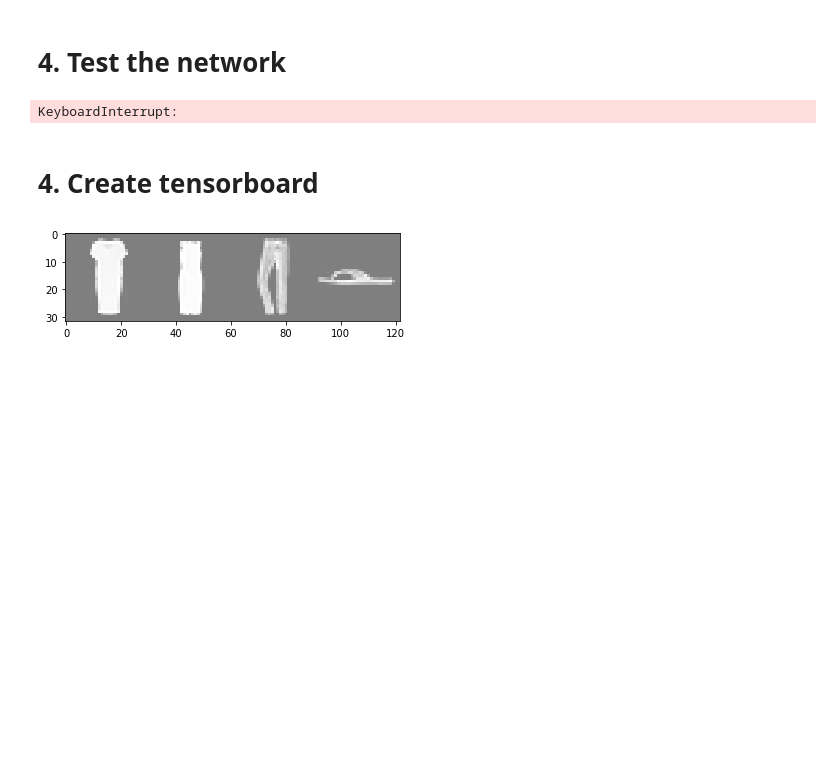
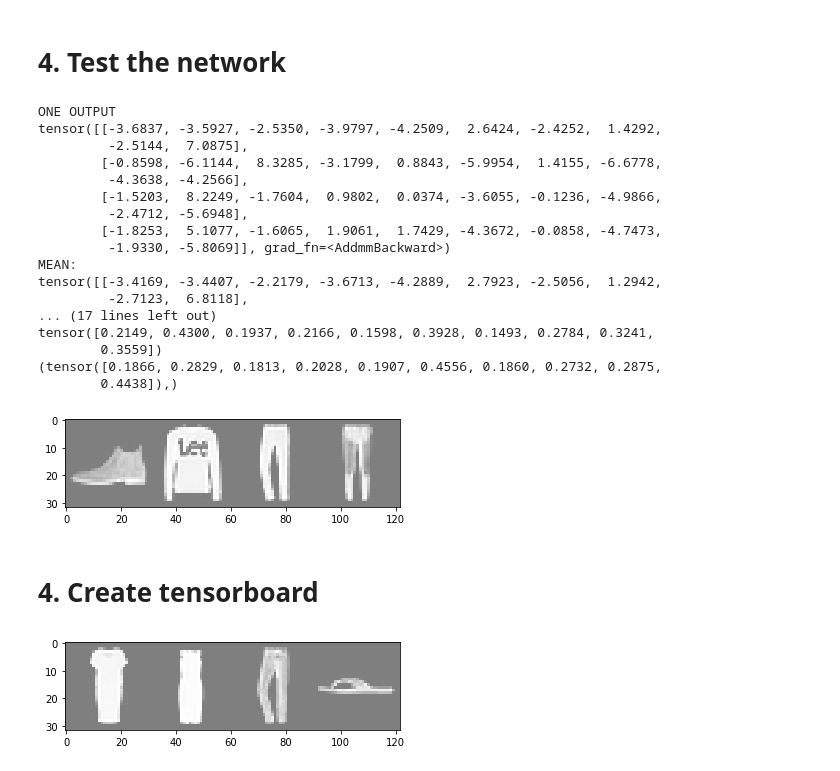
Before and after one commit to tijsmoree/fashion-mnist, a Jupyter notebook: Bayesian_Koen.ipynb, the cells around one changed output. Drawn from its saved outputs; the diff is of its cells as text; code cells hidden in the pictures; blank space fills up the shorter version.

```diff
--- a/Bayesian_Koen.ipynb
+++ b/Bayesian_Koen.ipynb
@@ -163,35 +174,82 @@ The accuracy is: 73.47 %
 # 4. Test the network
 # %%
 PATH = './model/trained_koen_bay.pth'
+device = torch.device('cuda' if torch.cuda.is_available() else 'cpu')
 dataiter = iter(testloader)
 images, labels = dataiter.next()
 
 # load the trained model
 classifier = BayesianCNN()
 classifier.load_state_dict(torch.load(PATH))
 
 outputs = classifier(images.to(device))
 
+mean, std = classifier.mfvi_forward(images)
+
 #print(pred)
-print(outputs.data)
+print("ONE OUTPUT")
+print(outputs)
+print("MEAN:")
+print(mean)
+print("STANDARD DEVIATION:")
+print(std)
 
 # pints images
 imshow(torchvision.utils.make_grid(images))
 print('Ground truth: ', ' '.join('%5f' % labels[j] for j in range(4)))
 
 correct = 0
 total = 0
+total_false_std = torch.zeros(10)
+total_true_std = torch.zeros(10)
+true_amount = torch.zeros(10)
+false_amount = torch.zeros(10)
 with torch.no_grad():
     for data in testloader:
+        # stop if too long busy
+        if total >= 1000:
+            break
+
         images, labels = data
-        outputs = classifier(images.to(device))
-        _, predicted = torch.max(outputs.data, 1)
+        mean, std = classifier.mfvi_forward(images.to(device), 30)
+        _, predicted = torch.max(mean, 1)
         total += labels.size(0)
         correct += (predicted == labels.to(device)).sum().item()
+        # divide true from false indices
+        for i in range(4):
+            if predicted[i] == labels[i]:
+                k = labels[i].item()
+                total_true_std[k] = total_true_std[k] + std[i,k]
+                true_amount[k] = true_amount[k] + 1
+            else:
+                k = labels[i].item()
+                total_false_std[k] = total_false_std[k] + std[i,k]
+                false_amount[k] = false_amount[k] + 1
 
+mean_yes_std = total_true_std / true_amount
+mean_not_std = total_false_std / false_amount,
 print("The accuracy is: {} %".format(str(100* correct / total)))
+print(mean_yes_std)
+print(mean_not_std)
 # %% [output]
-KeyboardInterrupt:
+ONE OUTPUT
+tensor([[-3.6837, -3.5927, -2.5350, -3.9797, -4.2509,  2.6424, -2.4252,  1.4292,
+         -2.5144,  7.0875],
+        [-0.8598, -6.1144,  8.3285, -3.1799,  0.8843, -5.9954,  1.4155, -6.6778,
+         -4.3638, -4.2566],
+        [-1.5203,  8.2249, -1.7604,  0.9802,  0.0374, -3.6055, -0.1236, -4.9866,
+         -2.4712, -5.6948],
+        [-1.8253,  5.1077, -1.6065,  1.9061,  1.7429, -4.3672, -0.0858, -4.7473,
+         -1.9330, -5.8069]], grad_fn=<AddmmBackward>)
+MEAN:
+tensor([[-3.4169, -3.4407, -2.2179, -3.6713, -4.2889,  2.7923, -2.5056,  1.2942,
+         -2.7123,  6.8118],
+... (17 lines left out)
+tensor([0.2149, 0.4300, 0.1937, 0.2166, 0.1598, 0.3928, 0.1493, 0.2784, 0.3241,
+        0.3559])
+(tensor([0.1866, 0.2829, 0.1813, 0.2028, 0.1907, 0.4556, 0.1860, 0.2732, 0.2875,
+        0.4438]),)
+[figure, added]
 # %% [markdown]
 # 4. Create tensorboard
 # %%
```
Also changed, not shown: parts of 3 cells of this notebook.
